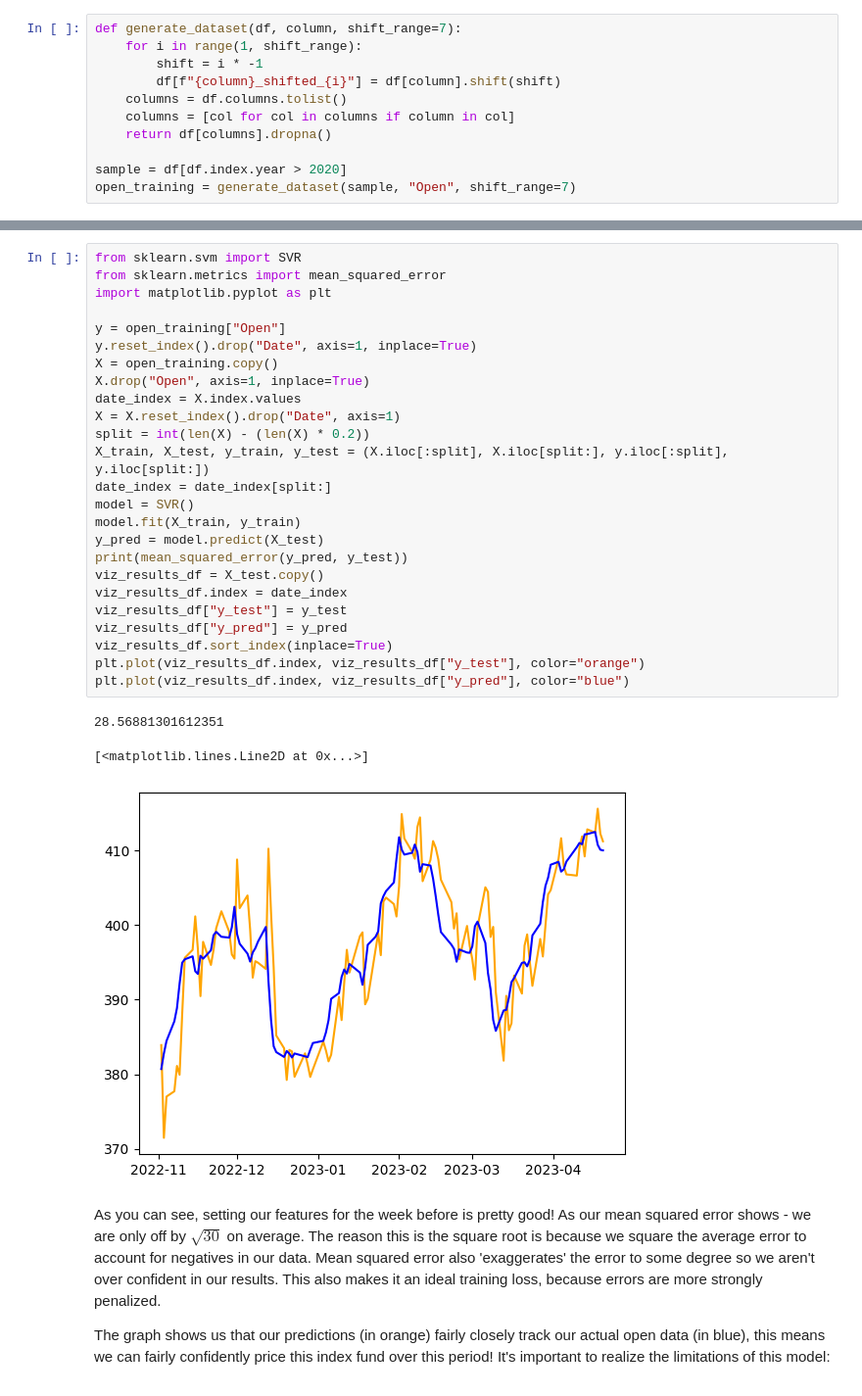
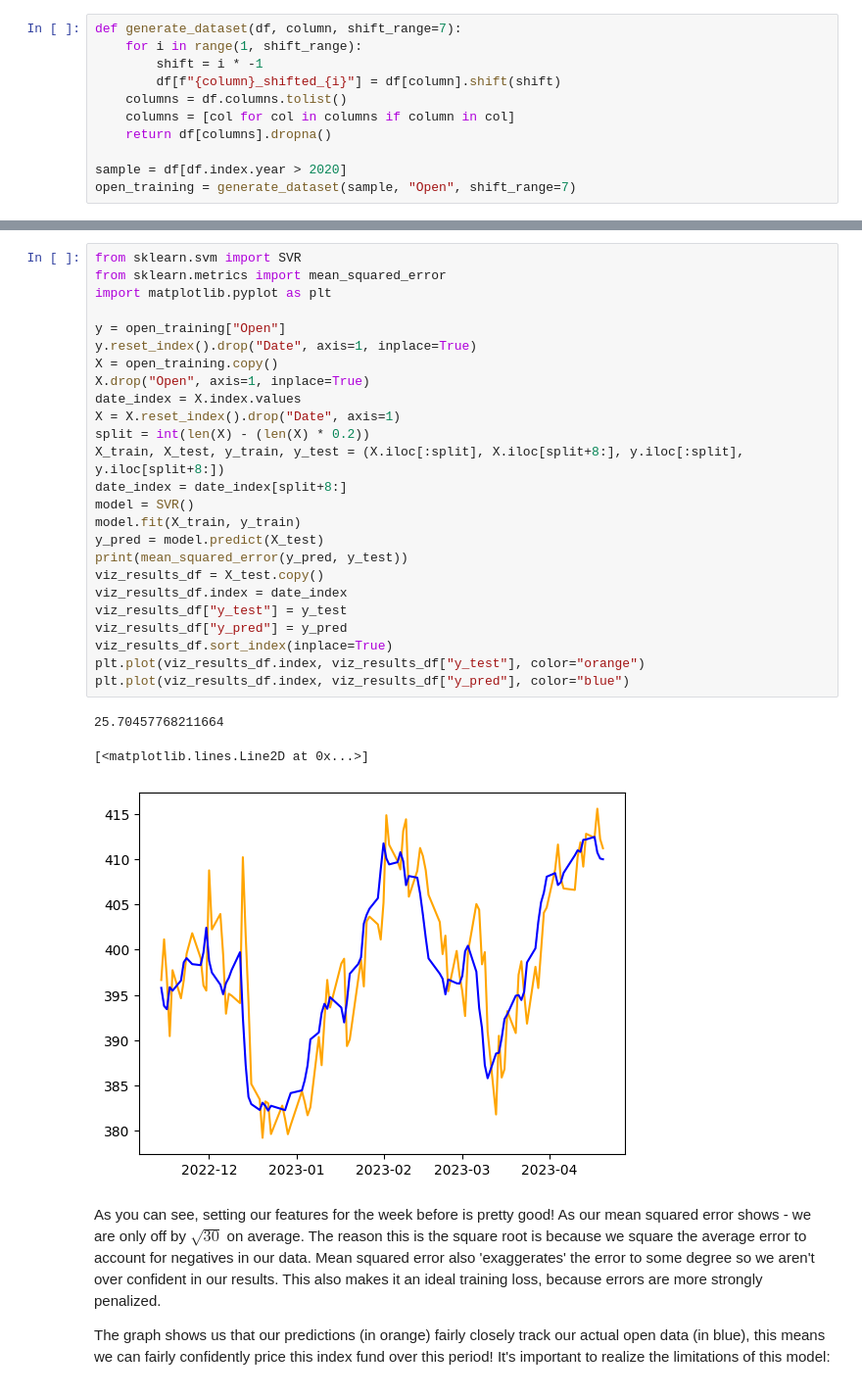
Before and after one commit to EricSchles/datascience_book, a Jupyter notebook: 6/Introduction to timeseries modeling.ipynb, the cells around one changed output, grey strips where cells are left out. Shown at 98% size. Saved outputs shown, nothing was run; the diff lists cells and outputs as text.

Commit message:
adding correct train test split

```diff
--- a/6/Introduction to timeseries modeling.ipynb
+++ b/6/Introduction to timeseries modeling.ipynb
@@ -313,32 +313,32 @@ X.reset_index()
 # %%
 from sklearn.svm import SVR
 from sklearn.metrics import mean_squared_error
 import matplotlib.pyplot as plt
 
 y = open_training["Open"]
 y.reset_index().drop("Date", axis=1, inplace=True)
 X = open_training.copy()
 X.drop("Open", axis=1, inplace=True)
 date_index = X.index.values
 X = X.reset_index().drop("Date", axis=1)
 split = int(len(X) - (len(X) * 0.2))
-X_train, X_test, y_train, y_test = (X.iloc[:split], X.iloc[split:], y.iloc[:split], y.iloc[split:])
-date_index = date_index[split:]
+X_train, X_test, y_train, y_test = (X.iloc[:split], X.iloc[split+8:], y.iloc[:split], y.iloc[split+8:])
+date_index = date_index[split+8:]
 model = SVR()
 model.fit(X_train, y_train)
 y_pred = model.predict(X_test)
 print(mean_squared_error(y_pred, y_test))
 viz_results_df = X_test.copy()
 viz_results_df.index = date_index
 viz_results_df["y_test"] = y_test
 viz_results_df["y_pred"] = y_pred
 viz_results_df.sort_index(inplace=True)
 plt.plot(viz_results_df.index, viz_results_df["y_test"], color="orange")
 plt.plot(viz_results_df.index, viz_results_df["y_pred"], color="blue")
 # %% [output]
-28.56881301612351
+25.70457768211664
 [<matplotlib.lines.Line2D at 0x...>]
-[figure, old version]
+[figure, new version]
 # %% [markdown]
 As you can see, setting our features for the week before is pretty good!  As our mean squared error shows - we are only off by $ \sqrt{30} $ on average.  The reason this is the square root is because we square the average error to account for negatives in our data.  Mean squared error also 'exaggerates' the error to some degree so we aren't over confident in our results.  This also makes it an ideal training loss, because errors are more strongly penalized.
 
```
Also changed, not shown: parts of 4 cells of this notebook.
